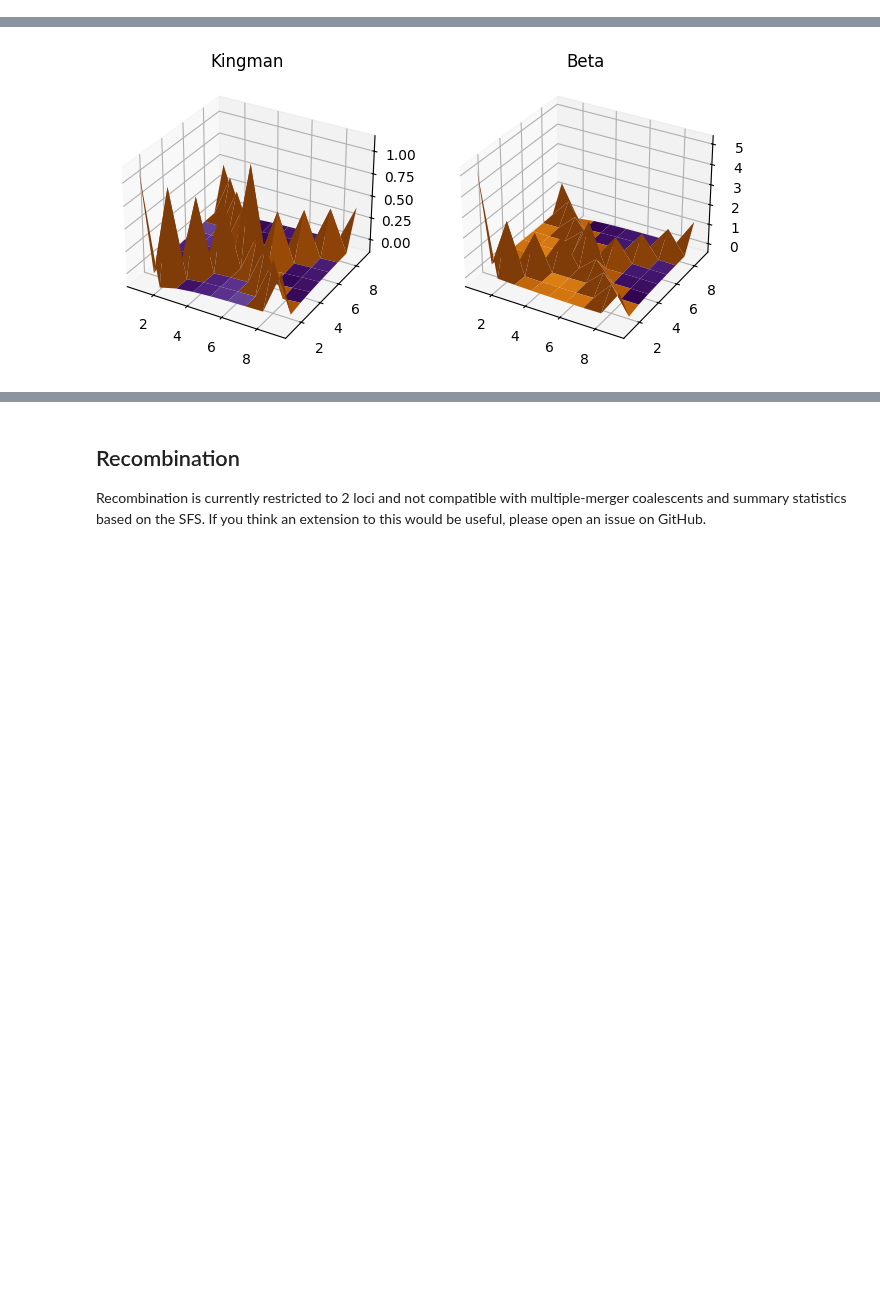
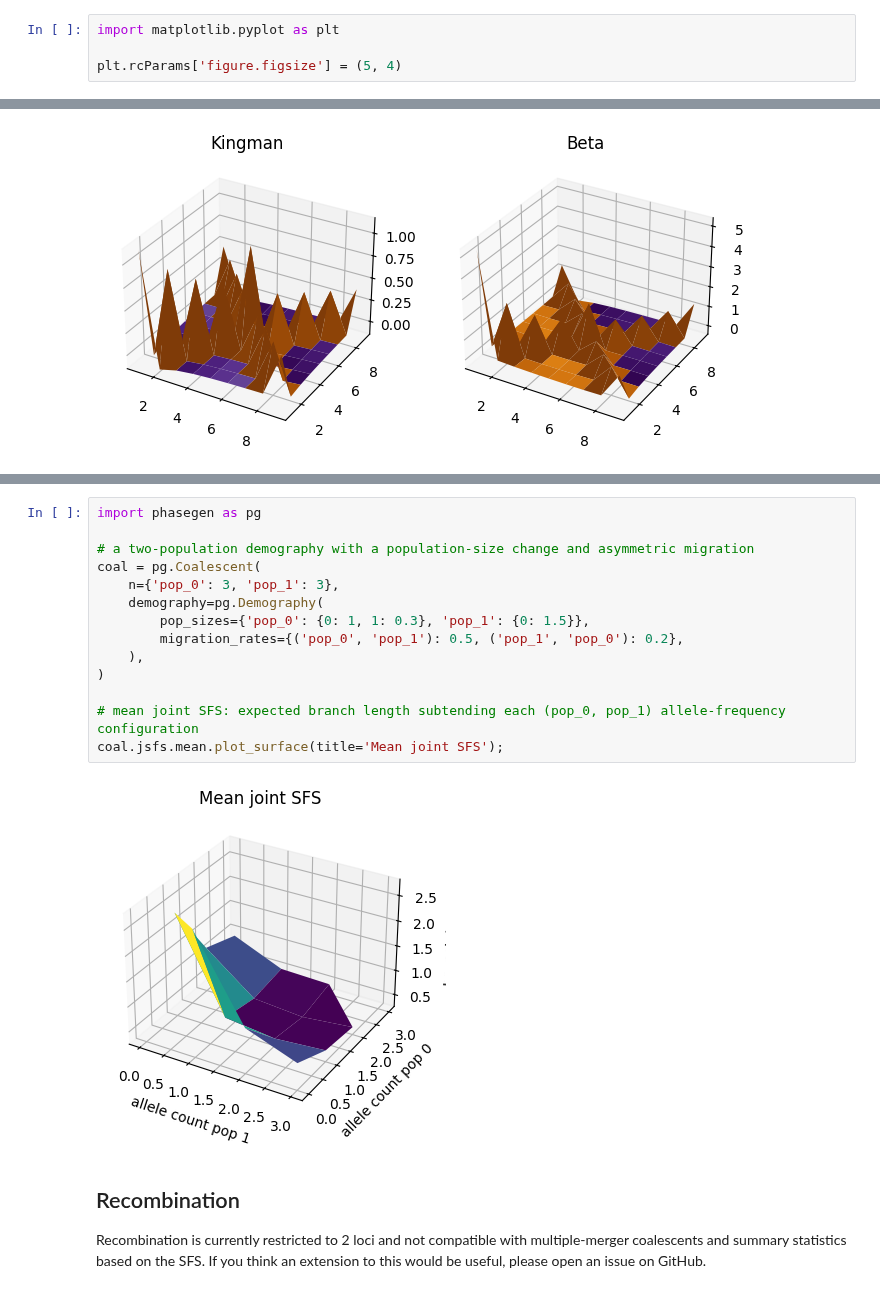
Before and after one commit to Sendrowski/PhaseGen, a Jupyter notebook: docs/reference/Python/coalescent.ipynb, the cells around one changed output, grey strips where cells are left out. Drawn from its saved outputs; the diff is of its cells as text; blank space fills up the shorter version.

```diff
--- a/docs/reference/Python/coalescent.ipynb
+++ b/docs/reference/Python/coalescent.ipynb
@@ -4,6 +4,10 @@ An introduction of how to configure the {class}`~phasegen.distributions.Coalesce
 # %% [markdown]
 ## Multiple-merger coalescents
 Supported coalescent models are {class}`~phasegen.coalescent_models.StandardCoalescent`, {class}`~phasegen.coalescent_models.BetaCoalescent` and {class}`~phasegen.coalescent_models.DiracCoalescent`, and can be specified when constructing the {class}`~phasegen.distributions.Coalescent` distribution.
+# %%
+import matplotlib.pyplot as plt
+
+plt.rcParams['figure.figsize'] = (5, 4)
 # %%
 import phasegen as pg
 from matplotlib import pyplot as plt
@@ -22,3 +29,19 @@ beta.sfs.cov.plot_surface(ax=axs[1], title='Beta');
+# %%
+import phasegen as pg
+
+# a two-population demography with a population-size change and asymmetric migration
+coal = pg.Coalescent(
+    n={'pop_0': 3, 'pop_1': 3},
+    demography=pg.Demography(
+        pop_sizes={'pop_0': {0: 1, 1: 0.3}, 'pop_1': {0: 1.5}},
+        migration_rates={('pop_0', 'pop_1'): 0.5, ('pop_1', 'pop_0'): 0.2},
+    ),
+)
+
+# mean joint SFS: expected branch length subtending each (pop_0, pop_1) allele-frequency configuration
+coal.jsfs.mean.plot_surface(title='Mean joint SFS');
+# %% [output]
+[figure, added]
 # %% [markdown]
 ## Recombination
 Recombination is currently restricted to 2 loci and not compatible with multiple-merger coalescents and summary statistics based on the SFS. If you think an extension to this would be useful, please open an issue on GitHub.
```
Also changed, not shown: parts of 1 cell of this notebook, 57 other files.
